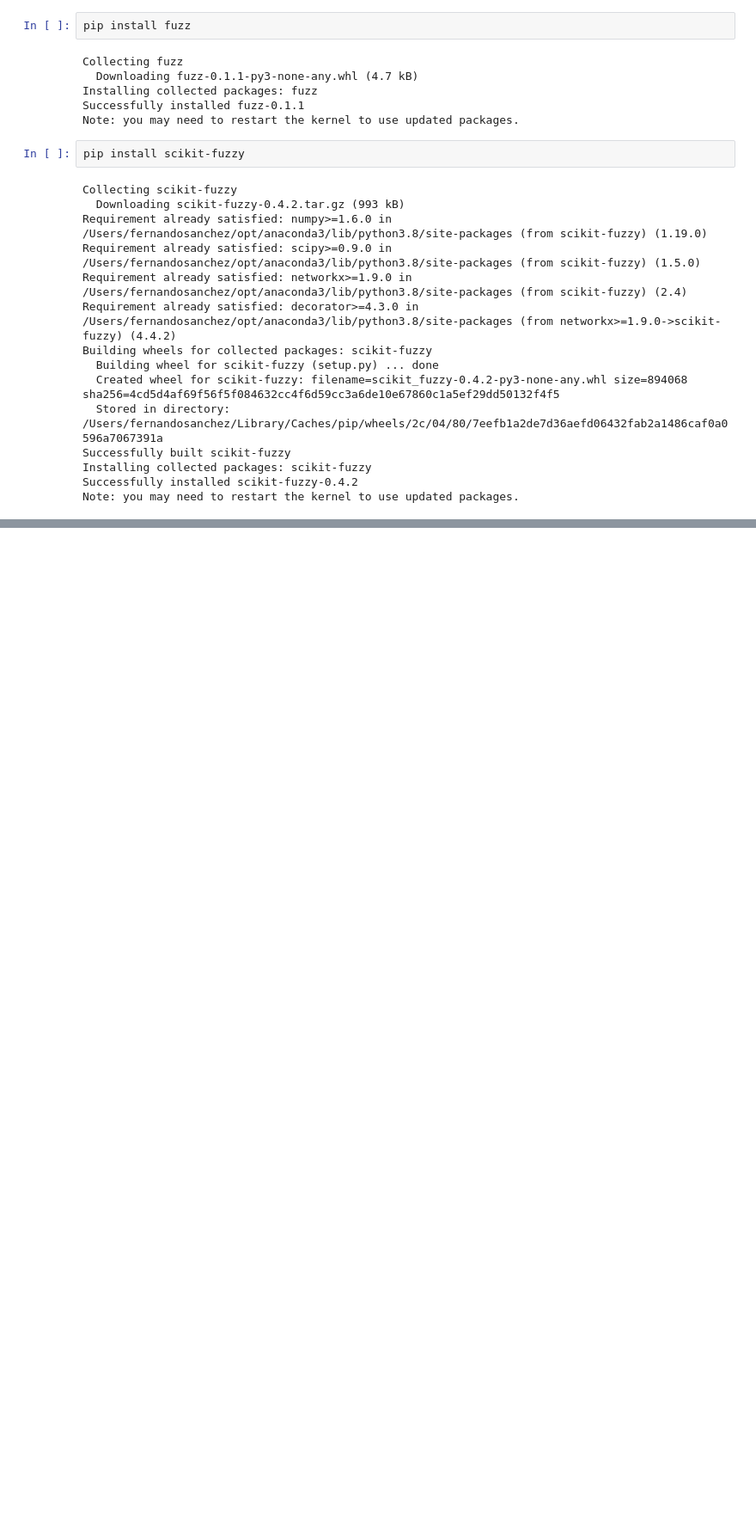
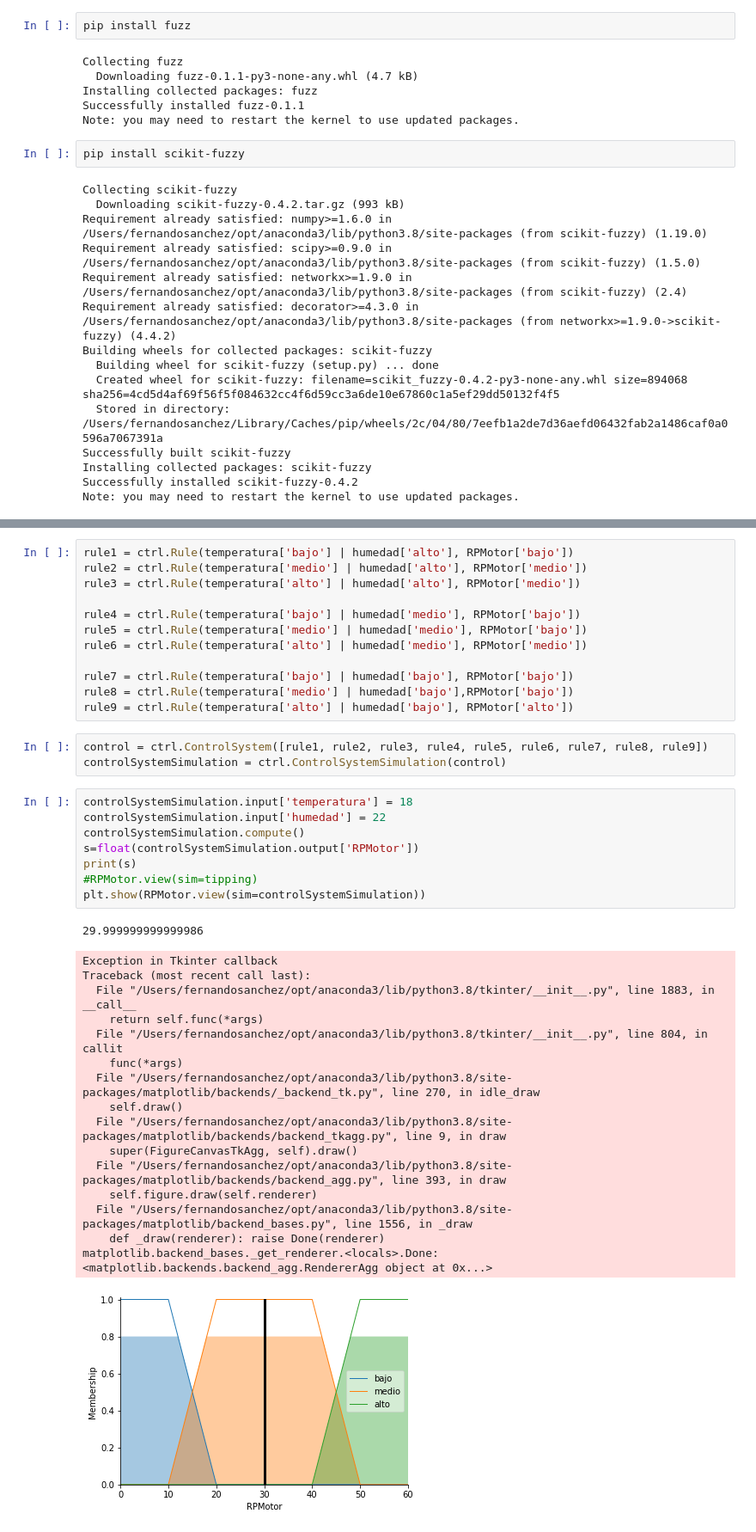
Before and after one commit to FernandoSan3/Sistemas-Expertos, a Jupyter notebook: Segundo Intericlo/Practica Logica Difusa/Untitled.ipynb, the cells around one changed output, grey strips where cells are left out. Shown at 86% size. Cells and saved outputs as stored; diff of their text form; blank space fills up the shorter version.

```diff
--- a/Segundo Intericlo/Practica Logica Difusa/Untitled.ipynb
+++ b/Segundo Intericlo/Practica Logica Difusa/Untitled.ipynb
@@ -297,0 +158,41 @@ IndexError: tuple index out of range
+# %%
+rule1 = ctrl.Rule(temperatura['bajo'] | humedad['alto'], RPMotor['bajo'])
+rule2 = ctrl.Rule(temperatura['medio'] | humedad['alto'], RPMotor['medio'])
+rule3 = ctrl.Rule(temperatura['alto'] | humedad['alto'], RPMotor['medio'])
+
+rule4 = ctrl.Rule(temperatura['bajo'] | humedad['medio'], RPMotor['bajo'])
+rule5 = ctrl.Rule(temperatura['medio'] | humedad['medio'], RPMotor['bajo'])
+rule6 = ctrl.Rule(temperatura['alto'] | humedad['medio'], RPMotor['medio'])
+
+rule7 = ctrl.Rule(temperatura['bajo'] | humedad['bajo'], RPMotor['bajo'])
+rule8 = ctrl.Rule(temperatura['medio'] | humedad['bajo'],RPMotor['bajo'])
+rule9 = ctrl.Rule(temperatura['alto'] | humedad['bajo'], RPMotor['alto'])
+# %%
+control = ctrl.ControlSystem([rule1, rule2, rule3, rule4, rule5, rule6, rule7, rule8, rule9])
+controlSystemSimulation = ctrl.ControlSystemSimulation(control)
+# %%
+controlSystemSimulation.input['temperatura'] = 18
+controlSystemSimulation.input['humedad'] = 22
+controlSystemSimulation.compute()
+s=float(controlSystemSimulation.output['RPMotor'])
+print(s)
+#RPMotor.view(sim=tipping)
+plt.show(RPMotor.view(sim=controlSystemSimulation))
+# %% [output]
+29.999999999999986
+Exception in Tkinter callback
+Traceback (most recent call last):
+  File "/Users/fernandosanchez/opt/anaconda3/lib/python3.8/tkinter/__init__.py", line 1883, in __call__
+    return self.func(*args)
+  File "/Users/fernandosanchez/opt/anaconda3/lib/python3.8/tkinter/__init__.py", line 804, in callit
+    func(*args)
+  File "/Users/fernandosanchez/opt/anaconda3/lib/python3.8/site-packages/matplotlib/backends/_backend_tk.py", line 270, in idle_draw
+    self.draw()
+  File "/Users/fernandosanchez/opt/anaconda3/lib/python3.8/site-packages/matplotlib/backends/backend_tkagg.py", line 9, in draw
+    super(FigureCanvasTkAgg, self).draw()
+  File "/Users/fernandosanchez/opt/anaconda3/lib/python3.8/site-packages/matplotlib/backends/backend_agg.py", line 393, in draw
+    self.figure.draw(self.renderer)
+  File "/Users/fernandosanchez/opt/anaconda3/lib/python3.8/site-packages/matplotlib/backend_bases.py", line 1556, in _draw
+    def _draw(renderer): raise Done(renderer)
+matplotlib.backend_bases._get_renderer.<locals>.Done: <matplotlib.backends.backend_agg.RendererAgg object at 0x...>
+[figure, added]
```
Also changed, not shown: parts of 15 cells of this notebook, 1 other file.
